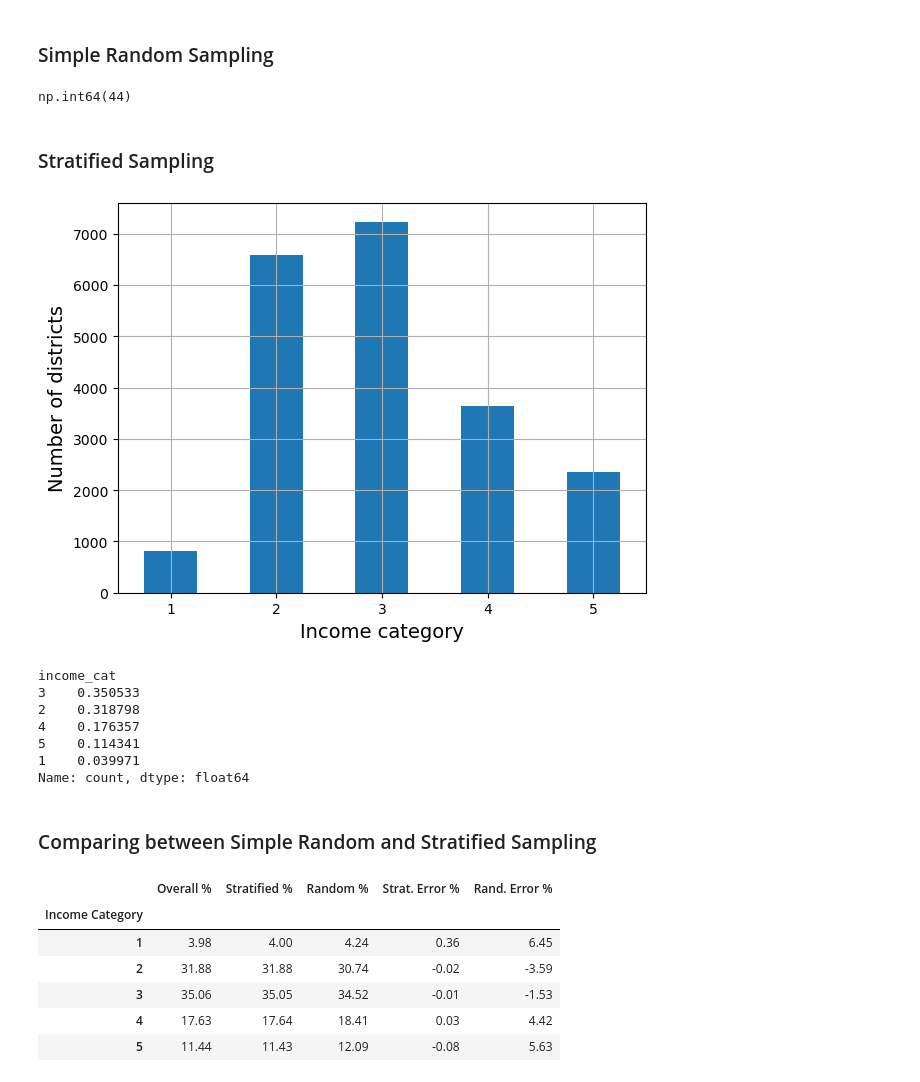
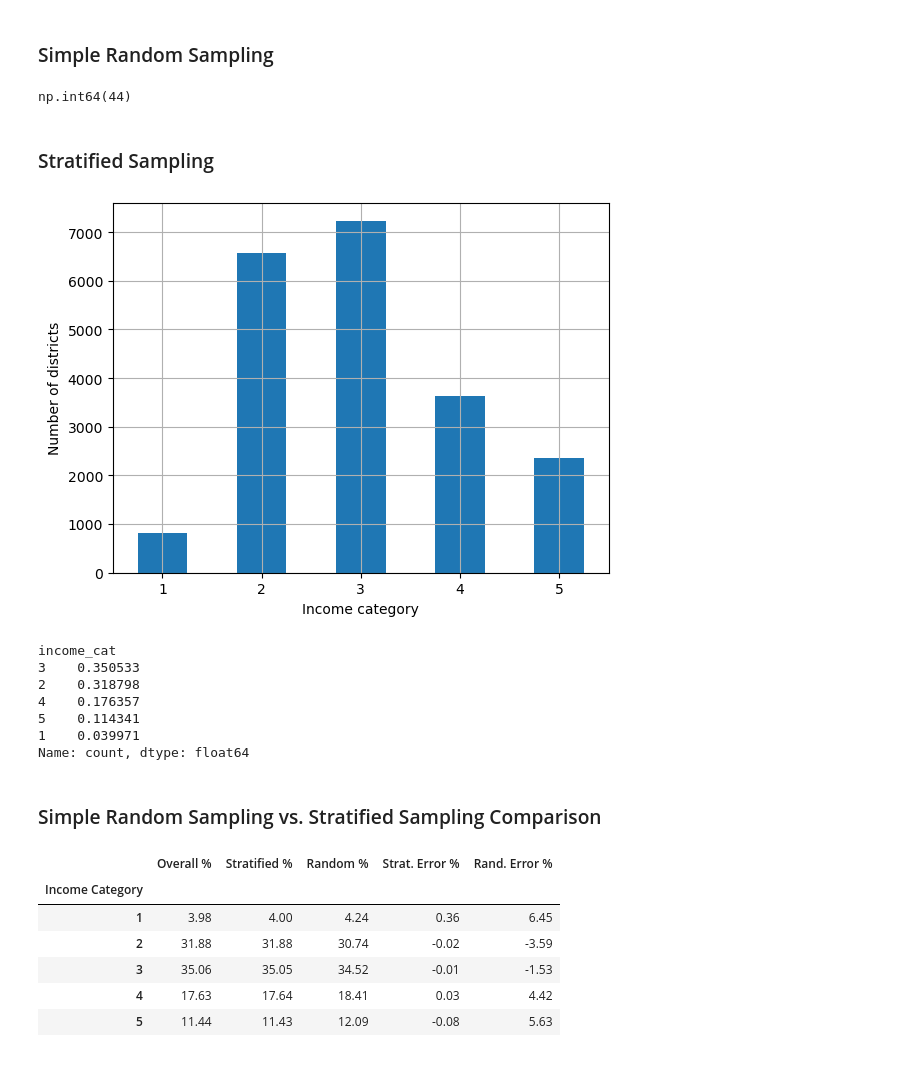
Before and after one commit to hanchen92/THU-STAT-BigData-115-1-6200, a Jupyter notebook: 02_end_to_end_machine_learning_project.ipynb, the cells around one changed output. Saved outputs shown, nothing was run; the diff lists cells and outputs as text; code cells hidden in the pictures.

```diff
--- a/02_end_to_end_machine_learning_project.ipynb
+++ b/02_end_to_end_machine_learning_project.ipynb
@@ -27,8 +28,10 @@ import tarfile
 import urllib.request
 
 def load_housing_data():
+    """Download and load the California housing dataset. If a local cached file already exists, load it directly instead of downloading again."""
     tarball_path = Path("datasets/housing.tgz")
     if not tarball_path.is_file():
+        # The first time this runs, the data isn't available locally yet, so create the datasets folder and download the archive
         Path("datasets").mkdir(parents=True, exist_ok=True)
         url = "https://github.com/ageron/data/raw/main/housing.tgz"
         urllib.request.urlretrieve(url, tarball_path)
@@ -127,8 +107,8 @@ from sklearn.model_selection import train_test_split
 train_set, test_set = train_test_split(housing, test_size=0.2, random_state=42)
-# %%
-test_set["total_bedrooms"].isnull().sum()
-# %% [output]
-np.int64(44)
+# %%
+test_set["total_bedrooms"].isnull().sum()  # Check how many missing values the total_bedrooms column has in the test set
+# %% [output]
+np.int64(44)
 # %% [markdown]
 ### Stratified Sampling
 # %%
@@ -136,10 +118,12 @@ housing["income_cat"] = pd.cut(housing["median_income"],
                                bins=[0., 1.5, 3.0, 4.5, 6., np.inf],
                                labels=[1, 2, 3, 4, 5])
 # %%
+import matplotlib.pyplot as plt
+
+# Plot the number of samples in each income category to confirm each category has enough samples for stratified sampling
 housing["income_cat"].value_counts().sort_index().plot.bar(rot=0, grid=True)
 plt.xlabel("Income category")
 plt.ylabel("Number of districts")
-save_fig("housing_income_cat_bar_plot")  # extra code
 plt.show()
 # %% [output]
-[figure, old version]
+[figure, new version]
@@ -157,5 +142,5 @@ income_cat
 1    0.039971
 Name: count, dtype: float64
 # %% [markdown]
-### Comparing between Simple Random and Stratified Sampling
+### Simple Random Sampling vs. Stratified Sampling Comparison
 # %%
```
Also changed, not shown: parts of 203 cells of this notebook, 1 other file.
